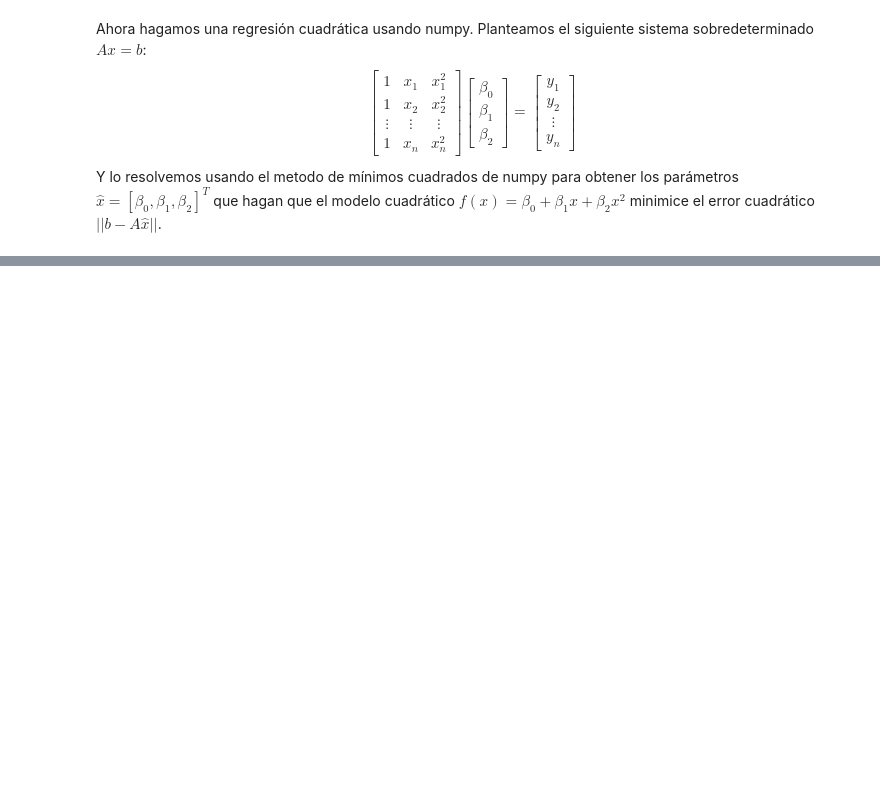
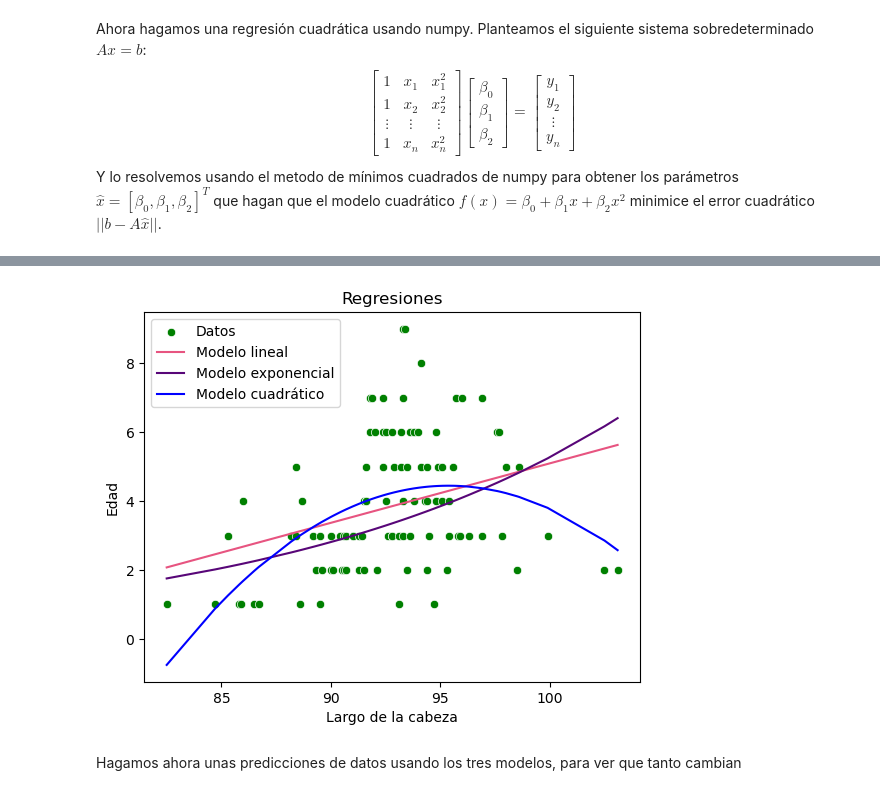
Before and after one commit to unalmedmathnum/Carvajal-Gallego-Quintero-TAREA2, a Jupyter notebook: Aplicación en el mundo real/zarigueya.ipynb, the cells around one changed output, grey strips where cells are left out. Saved outputs shown, nothing was run; the diff lists cells and outputs as text; code cells hidden in the pictures; blank space fills up the shorter version.

Commit message:
Finalización(espero) de zarigüeya

```diff
--- a/Aplicación en el mundo real/zarigueya.ipynb
+++ b/Aplicación en el mundo real/zarigueya.ipynb
@@ -113,26 +87,16 @@ Por último, intentamos un modelo exponencial. Usamos el siguiente sistema $$ \b
 # %%
 #Exponencial
+A = np.stack([[1,t[0]] for t in x]) #Armamos la matriz
+b = [np.log(t) for t in y] #Transformamos los datos
 
+e0,e1 = np.linalg.lstsq(A,b,-1)[0] #Resolvemos el sistema en mínimos cuadrados para encontrar el vector de parámetros
 
-A = np.stack([[1,x] for x in xx])
-b = [np.log(y) for y in yy]
+error_expo=np.linalg.lstsq(A,b,-1)[1] #Extraemos el error <r,r>
 
-d0,d1 = np.linalg.lstsq(A,b,-1)[0]
+def expfit(x):#Hacemos el modelo
+    return np.exp(e0) * np.exp(e1 * x)
 
-error_expo=np.linalg.lstsq(A,b,-1)[1]
-
-def expfit(x):
-    return np.exp(e0) * np.exp(e1 * x)
 print(f'Modelo exponencial: expo(x) = {np.exp(e0)}exp({e1}x)')
-print(quadfit(xx[2]),expfit(xx[2]))
-plt.plot(xx, yy, 'o', label='Dataset', markersize=3)
-plt.plot(xx, expfit(xx),'r', label='expfit' )
-plt.plot(x, y_prediccion, color='#e75480', label='Regression Line')
-plt.plot(xx,quadfit(xx),'g',label = 'quadfit' )
-
-plt.legend()
-
-plt.show()
-print(r)
+print(f'Norma al cuadrado del residual: {error_expo[0]}')
 # %% [output]
 Modelo exponencial: expo(x) = 0.009777574791179449exp(0.0629034486027119x)
@@ -143,0 +112,23 @@ Tener en cuenta que los datos que me arroja el dataset esta en mm. Se recomienda
+# %%
+# Crea un gráfico de dispersión (scatter plot) con los valores de 'x' y 'y'. ( son los puntos verdes)
+sns.scatterplot(x=x.flatten(), y=y, color="green", label='Datos')  # Se utiliza flatten() para transformar x en un vector 1D.
+
+# Traza los gráficos de los diferentes modelos
+plt.plot(x, y_prediccion, color='#e75480', label='Modelo lineal')  # Línea rosada con la etiqueta  llamada (Regression Line)
+plt.plot(x, expfit(x),'#580678', label='Modelo exponencial' )
+plt.plot(x,quadfit(x),'b',label = 'Modelo cuadrático' )
+
+# Agrega etiquetas a los ejes y un título al gráfico.
+plt.xlabel('Largo de la cabeza')  # Etiqueta del eje x (para nuestro caso,"Head length").
+plt.ylabel('Edad')  # Etiqueta del eje y ( para nuestro caso "Age")
+plt.title('Regresiones')  # Título del gráfico.
+
+# Muestra la parte explicativa en el gráfico.
+plt.legend()
+
+#  Muestra el gráfico final en pantalla.
+plt.show()
+# %% [output]
+[figure, added]
+# %% [markdown]
+Hagamos ahora unas predicciones de datos usando los tres modelos, para ver que tanto cambian
```
Also changed, not shown: parts of 11 cells of this notebook.
